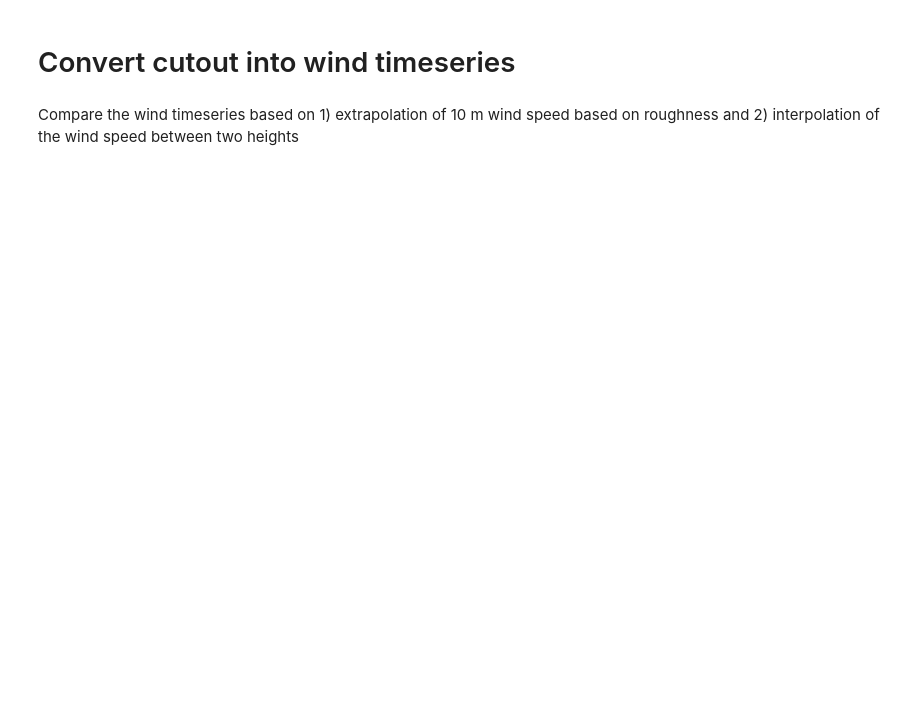
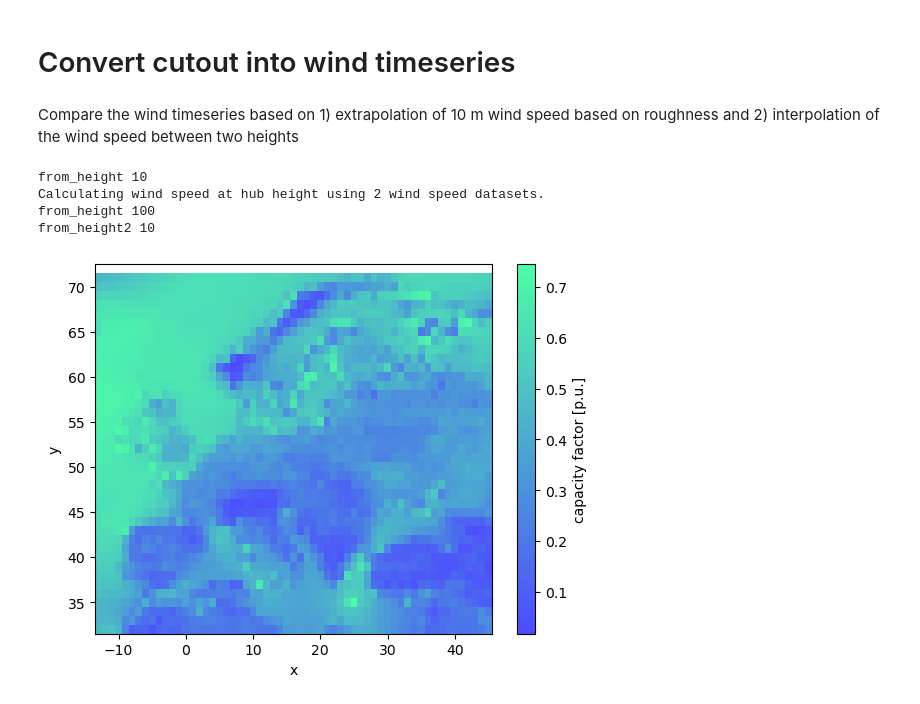
Before and after one commit to martavp/atlite, a Jupyter notebook: sandbox_ebbe/download_cmip_cutout_and_process.ipynb, the cells around one changed output. Saved outputs shown, nothing was run; the diff lists cells and outputs as text; code cells hidden in the pictures; blank space fills up the shorter version.

```diff
--- a/sandbox_ebbe/download_cmip_cutout_and_process.ipynb
+++ b/sandbox_ebbe/download_cmip_cutout_and_process.ipynb
@@ -245,0 +61,18 @@ Denmark = gpd.GeoSeries({r.attributes["NAME_EN"]: r.geometry for r in reader.rec
+# %%
+cutout_cmip = atlite.Cutout(path=climate_model_directory + '/Europe_' + GCM + '_' + variant_label + '_ssp' + ssp + '_2032.nc',
+                            module=['cmip'],
+                            x=slice(lon_min,lon_max), # European region (longitude boundary)
+                            y=slice(lat_min,lat_max), # European region (latitude boundary)
+                            time=year,
+                            esgf_params=esgf_params,
+                            dt=dt,
+                            dx=1,
+                            dy=1)
+
+if GCM != "EC-Earth3":
+    cutout_cmip.prepare(features=['wind', 'influx', 'temperature', 'runoff']) # when preparing cutouts other than EC-Earth3
+else:
+    cutout_cmip.prepare()
+
+print(cutout_cmip.data)
+print(cutout_cmip.data.coords)
@@ -300,3 +112,24 @@ INFO:cdsapi:Download rate 1.9M/s
 # Convert cutout into wind timeseries
 # %% [markdown]
 Compare the wind timeseries based on 1) extrapolation of 10 m wind speed based on roughness and 2) interpolation of the wind speed between two heights
+# %%
+cp_wind_w_roughness = cutout_cmip.wind('Vestas_V112_3MW',
+                                        model="with_roughness",
+                                        from_height = 10,
+                                        capacity_factor=True,
+                                      )
+
+cp_wind_wo_roughness = cutout_cmip.wind('Vestas_V112_3MW',
+                                        model="without_roughness",
+                                        from_height=None,
+                                        capacity_factor=True,
+                                        )
+# %% [output]
+from_height 10
+Calculating wind speed at hub height using 2 wind speed datasets.
+from_height 100
+from_height2 10
+# %%
+cp_wind_w_roughness.plot(alpha=0.7, cmap='winter');
+# %% [output]
+[figure, added]
```
Also changed, not shown: parts of 15 cells of this notebook, 4 other files.
